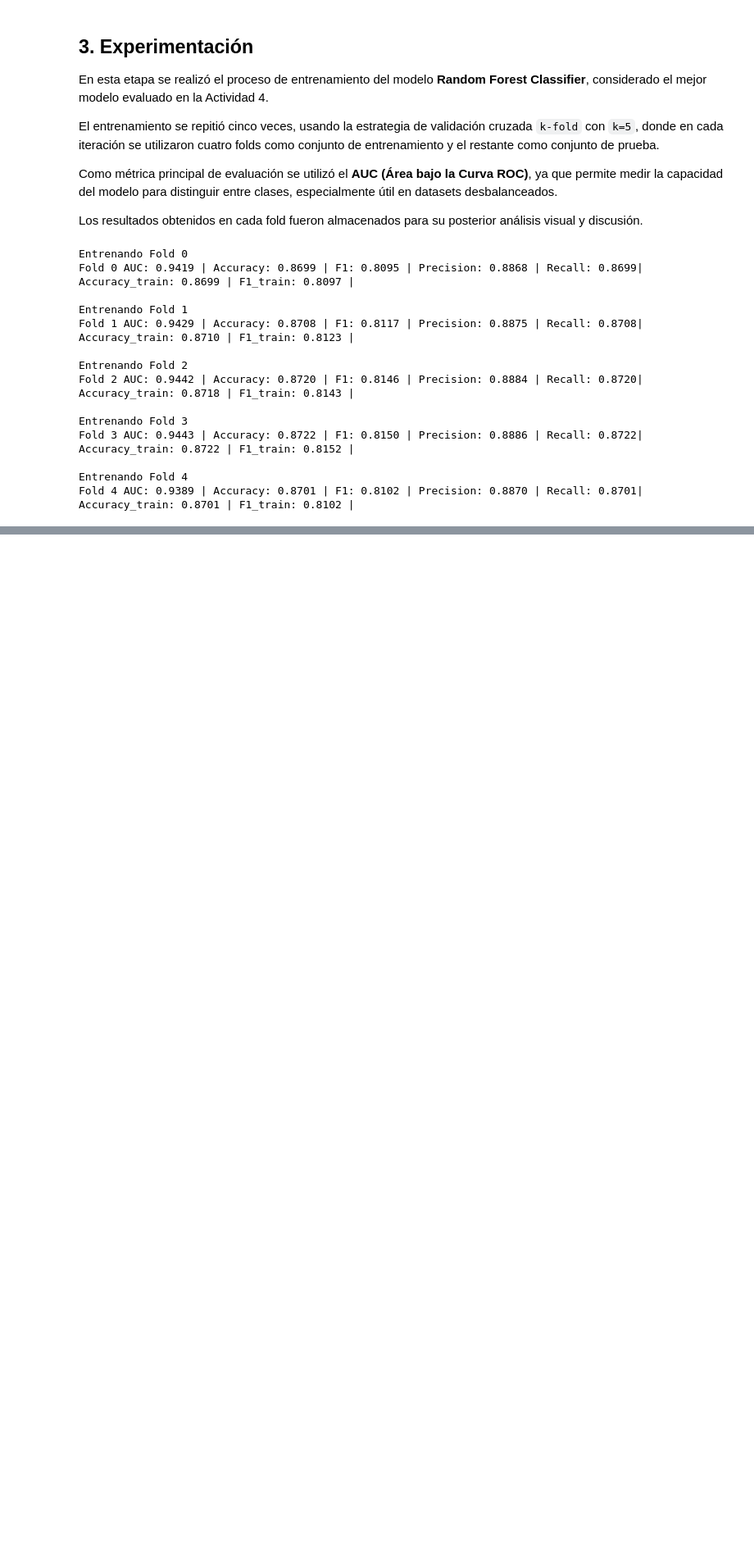
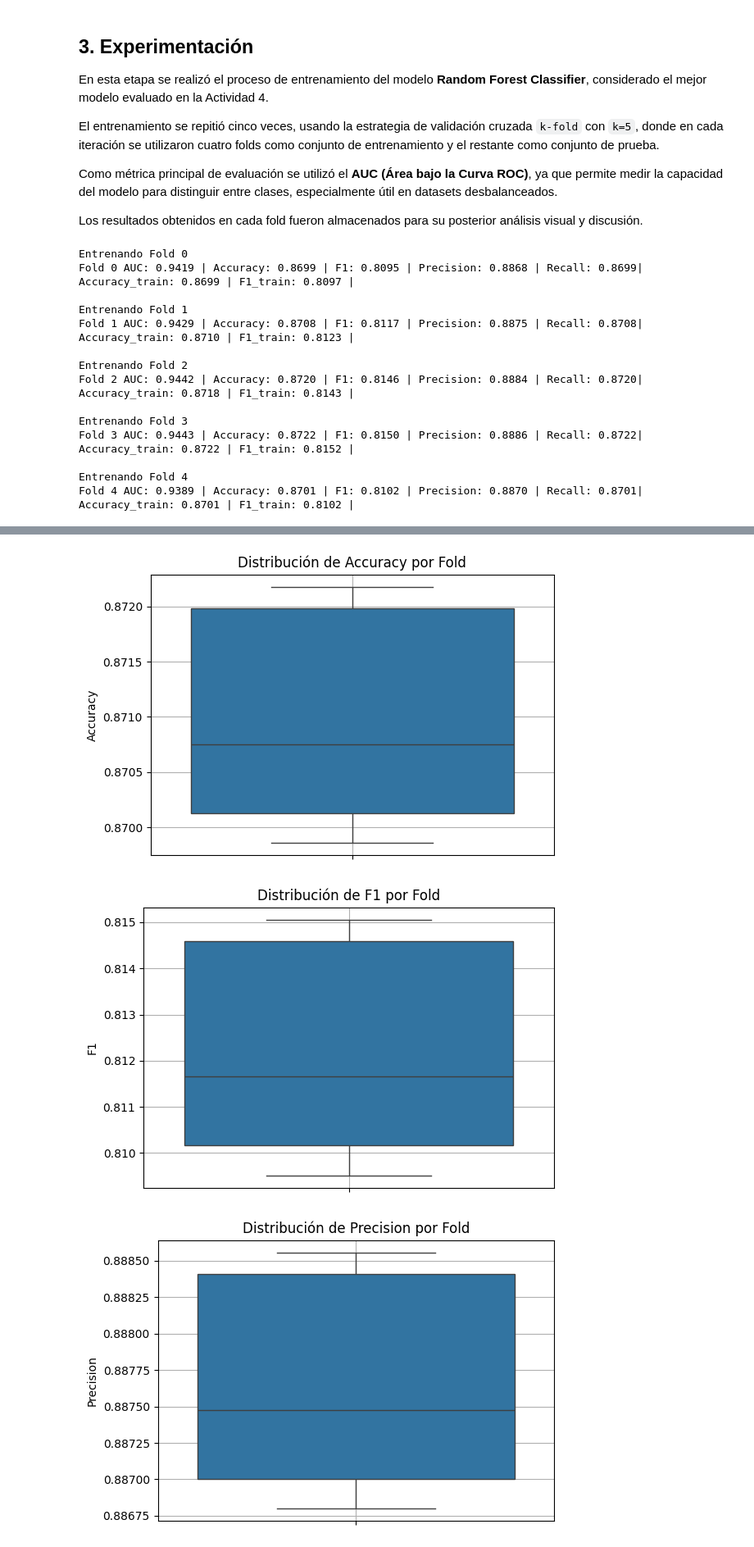
Before and after one commit to OSC4R-LUIS/BIGDATA, a Jupyter notebook: A9/Equipo 13.ipynb, the cells around one changed output, grey strips where cells are left out. Shown: that part at 82% size. Cells and saved outputs as stored; diff of their text form; code cells hidden in the pictures; blank space fills up the shorter version.

```diff
--- a/A9/Equipo 13.ipynb
+++ b/A9/Equipo 13.ipynb
@@ -316,0 +327,20 @@ Fold 4 AUC: 0.9389 | Accuracy: 0.8701 | F1: 0.8102 | Precision: 0.8870 | Recall:
+# %%
+# Asegúrate de tener los resultados como DataFrame
+df_resultados = pd.DataFrame(resultados_folds)
+
+# Lista de métricas que quieres graficar
+metricas = ["Accuracy", "F1", "Precision", "Recall"]
+
+# Graficar cada una por separado
+for metrica in metricas:
+    plt.figure(figsize=(6, 4))
+    sns.boxplot(y=df_resultados[metrica])
+    plt.title(f"Distribución de {metrica} por Fold")
+    plt.ylabel(metrica)
+    plt.grid(True)
+    plt.tight_layout()
+    plt.show()
+# %% [output]
+[figure, added]
+[figure, added]
+[figure, added]
```
Also changed, not shown: parts of 6 cells of this notebook.
